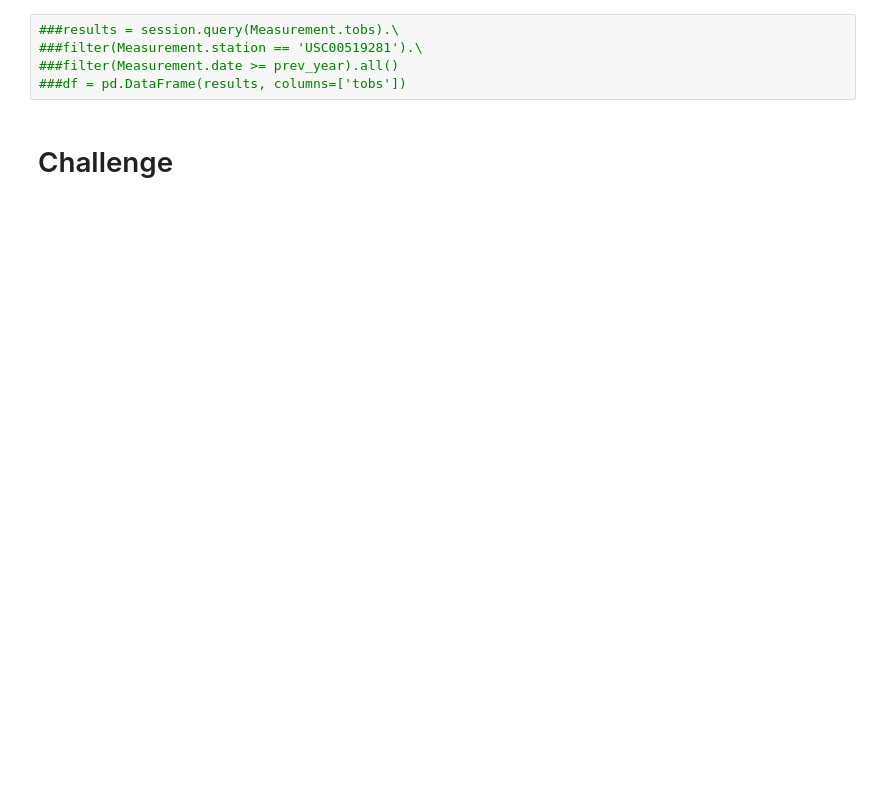
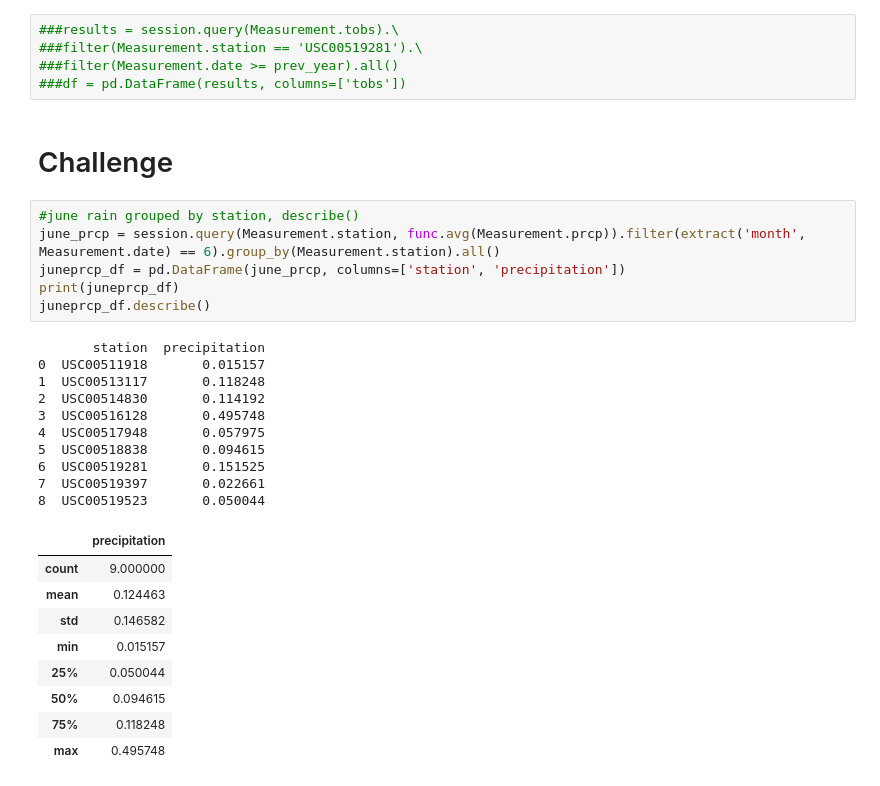
Before and after one commit to LaurenBerens/surfs_up, a Jupyter notebook: climate_analysis.ipynb, the cells around one changed output. Drawn from its saved outputs; the diff is of its cells as text; blank space fills up the shorter version.

Commit message:
final data analysis

```diff
--- a/climate_analysis.ipynb
+++ b/climate_analysis.ipynb
@@ -122,3 +121,29 @@ plt.tight_layout()
 ###df = pd.DataFrame(results, columns=['tobs'])
 # %% [markdown]
 # Challenge
+# %%
+#june rain grouped by station, describe()
+june_prcp = session.query(Measurement.station, func.avg(Measurement.prcp)).filter(extract('month', Measurement.date) == 6).group_by(Measurement.station).all()
+juneprcp_df = pd.DataFrame(june_prcp, columns=['station', 'precipitation'])
+print(juneprcp_df)
+juneprcp_df.describe()
+# %% [output]
+       station  precipitation
+0  USC00511918       0.015157
+1  USC00513117       0.118248
+2  USC00514830       0.114192
+3  USC00516128       0.495748
+4  USC00517948       0.057975
+5  USC00518838       0.094615
+6  USC00519281       0.151525
+7  USC00519397       0.022661
+8  USC00519523       0.050044
+|  | precipitation |
+| count | 9.000000 |
+| mean | 0.124463 |
+| std | 0.146582 |
+| min | 0.015157 |
+| 25% | 0.050044 |
+| 50% | 0.094615 |
+| 75% | 0.118248 |
+| max | 0.495748 |
```
Also changed, not shown: parts of 5 cells of this notebook, 3 other files.
